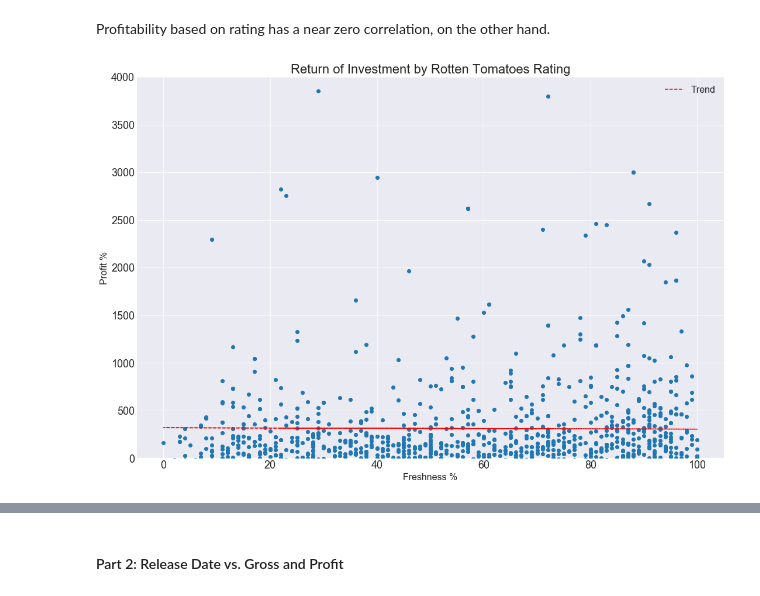
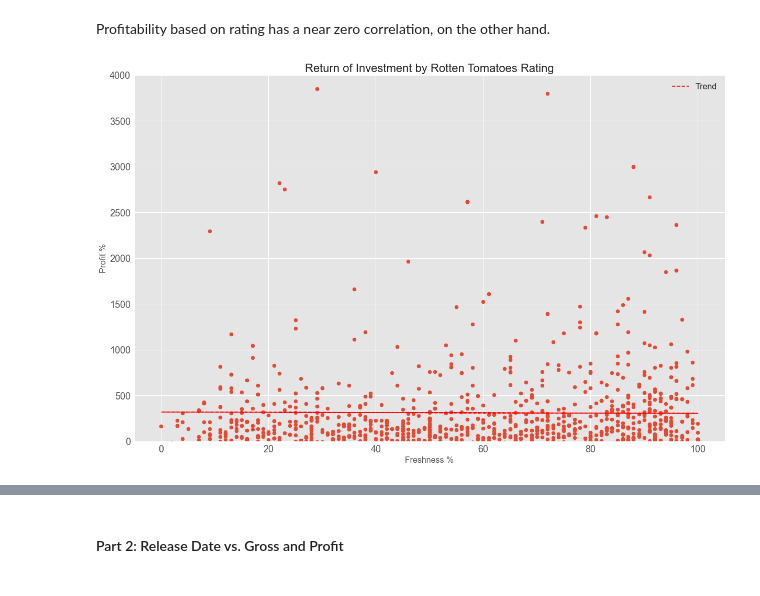
Before and after one commit to bagnine/moviedata, a Jupyter notebook: Code/moviedata.ipynb, the cells around one changed output, grey strips where cells are left out. Drawn from its saved outputs; the diff is of its cells as text; code cells hidden in the pictures.

```diff
--- a/Code/moviedata.ipynb
+++ b/Code/moviedata.ipynb
@@ -179,5 +179,5 @@ plt.scatter(x, y)
 ax.set_ylim(0, 1000000000)
 ax.tick_params(labelsize= 18)
 plt.legend(loc='upper right', handles = trend, fontsize= 16)
-plt.style.use('seaborn-darkgrid')
+plt.style.use('ggplot')
 # %% [output]
@@ -191,24 +191,24 @@ Profitability based on rating has a near zero correlation, on the other hand.
 # %%
 fig, ax = plt.subplots(figsize= (18, 12))
 
 x= df.rating
 y= df.profit_percentage
 z = np.polyfit(x, y, 1)
 p = np.poly1d(z)
 
 ax.set_title('Return of Investment by Rotten Tomatoes Rating', fontsize=22)
 ax.set_xlabel('Freshness %', fontsize= 16)
 ax.set_ylabel('Profit %', fontsize= 16)
 
 plt.scatter(x, y)
 trend = plt.plot(x,p(x),"r--", label = 'Trend')
 
 ax.set_ylim(0, 4000)
 ax.tick_params(labelsize= 18)
 plt.legend(loc= 'upper right', handles = trend, fontsize = 16)
-plt.style.use('seaborn-dark')
+plt.style.use('ggplot')
 # %% [output]
-[figure, old version]
+[figure, new version]
 # %%
 df.profit_percentage.corr(df.rating)
 # %% [output]
```
Also changed, not shown: parts of 13 cells of this notebook.
